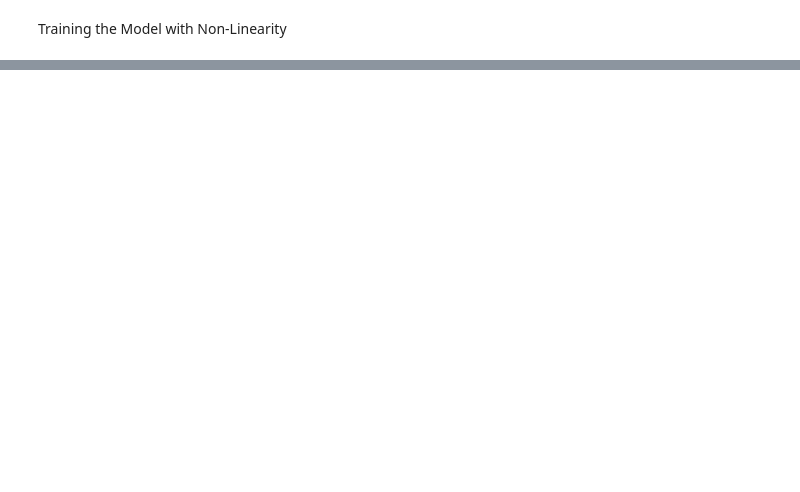
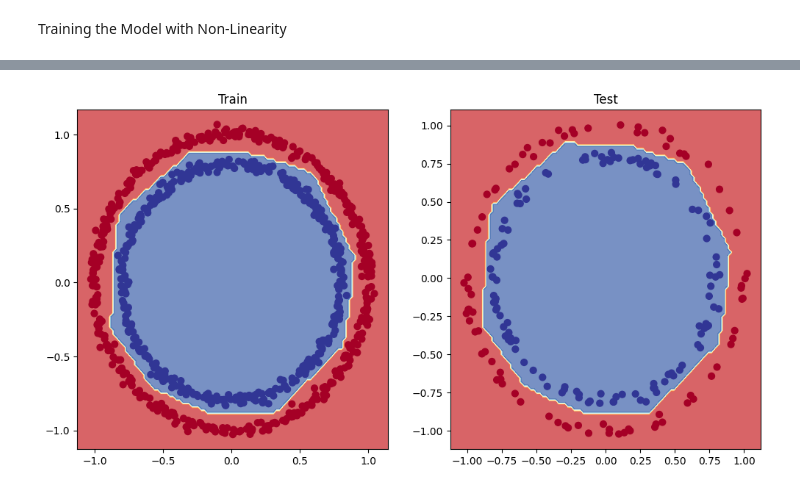
Before and after one commit to FrodoBaggins87/Neural_Networks, a Jupyter notebook: Classification.ipynb, the cells around one changed output, grey strips where cells are left out. Cells and saved outputs as stored; diff of their text form; code cells hidden in the pictures; blank space fills up the shorter version.

```diff
--- a/Classification.ipynb
+++ b/Classification.ipynb
@@ -504,6 +504,37 @@ CircleModelV2(
 # %%
 #setting up loss and optimizer
 loss_fn=nn.BCEWithLogitsLoss()
-optimizer=torch.optim.SGD(model_3.parameters(), lr=0.01)
+optimizer=torch.optim.SGD(model_3.parameters(), lr=0.1)
 # %% [markdown]
 Training the Model with Non-Linearity
+# %%
+torch.manual_seed(100)
+epochs=2000
+#training
+for epoch in range(epochs):
+  model_3.train()
+  #passing through forward method
+  y_logits=model_3(x_train).squeeze()
+  y_pred=torch.round(torch.sigmoid(y_logits)) #sigmoid function gives prediction probabilities and rounding gives the prediction
+  #calculate loss and accuracy
+  loss=loss_fn(y_logits, y_train)#BCEWithLogitsLoss uses logits
+  accuracy=accuracy_calc(y_true=y_train,
+                       y_pred=y_pred)
+  #set zero gradient for optimizer
+  optimizer.zero_grad()
+  #loss backward
+  loss.backward()
+  #optimizer step
+  optimizer.step()
+
+  ##Testing
+  model_3.eval()
+  with torch.inference_mode():
+    test_logits=model_3(x_test).squeeze()
+    test_pred=torch.round(torch.sigmoid(test_logits))
+    #calculate loss and accuracy
+    test_loss=loss_fn(test_logits, y_test)
+    test_accuracy=accuracy_calc(y_true=y_test,
+                                y_pred=test_pred)
+    if epoch%100==0:
+      print("epoch:", epoch, "training loss:", loss.item(), "training accuracy:", accuracy, "test loss:", test_loss.item(), "test accuracy:", test_accuracy, "%")
@@ -509,0 +562,10 @@ Training the Model with Non-Linearity
+# %%
+plt.figure(figsize=(12, 6))
+plt.subplot(1, 2, 1)
+plt.title("Train")
+plot_decision_boundary(model_3, x_train, y_train) # model_1 = no non-linearity
+plt.subplot(1, 2, 2)
+plt.title("Test")
+plot_decision_boundary(model_3, x_test, y_test) # model_3 = has non-linearity
+# %% [output]
+[figure, added]
```
Also changed, not shown: parts of 12 cells of this notebook.
